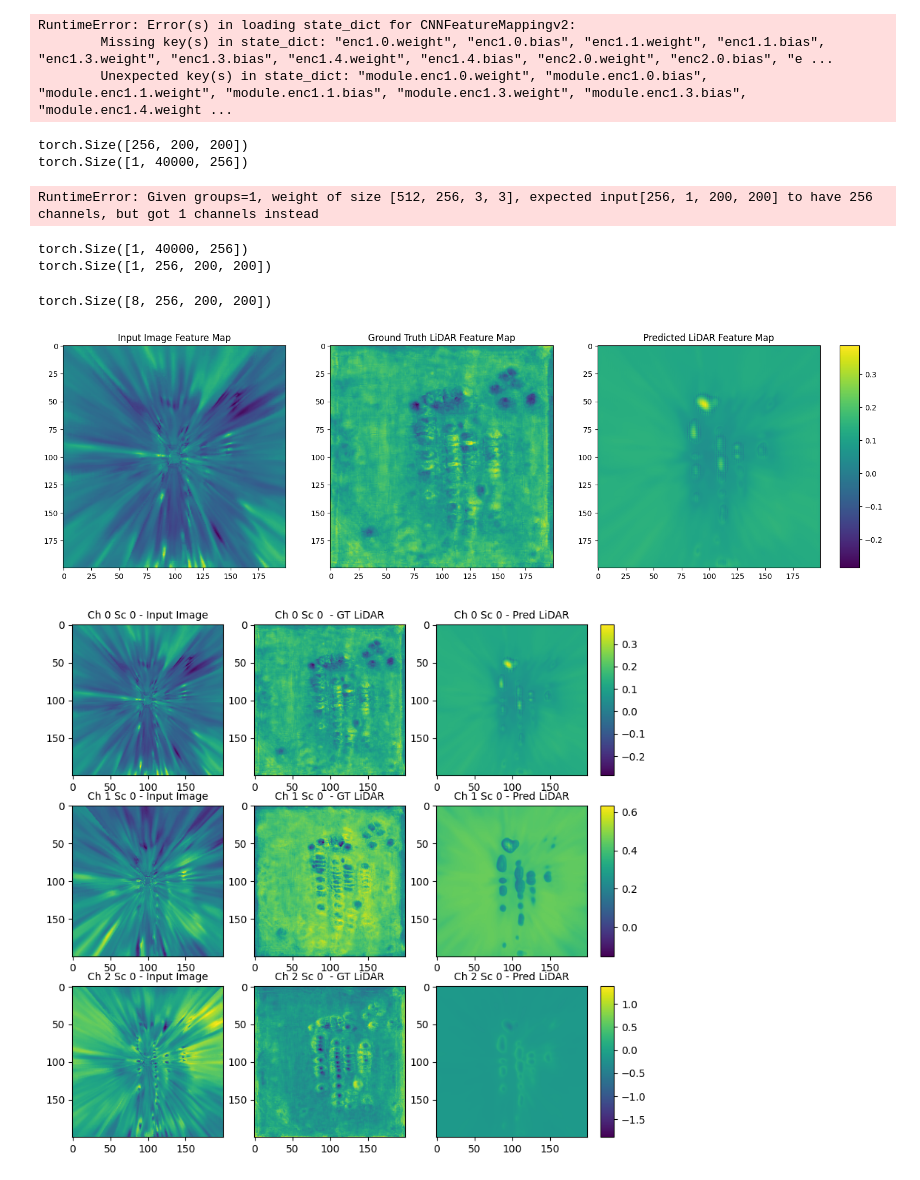
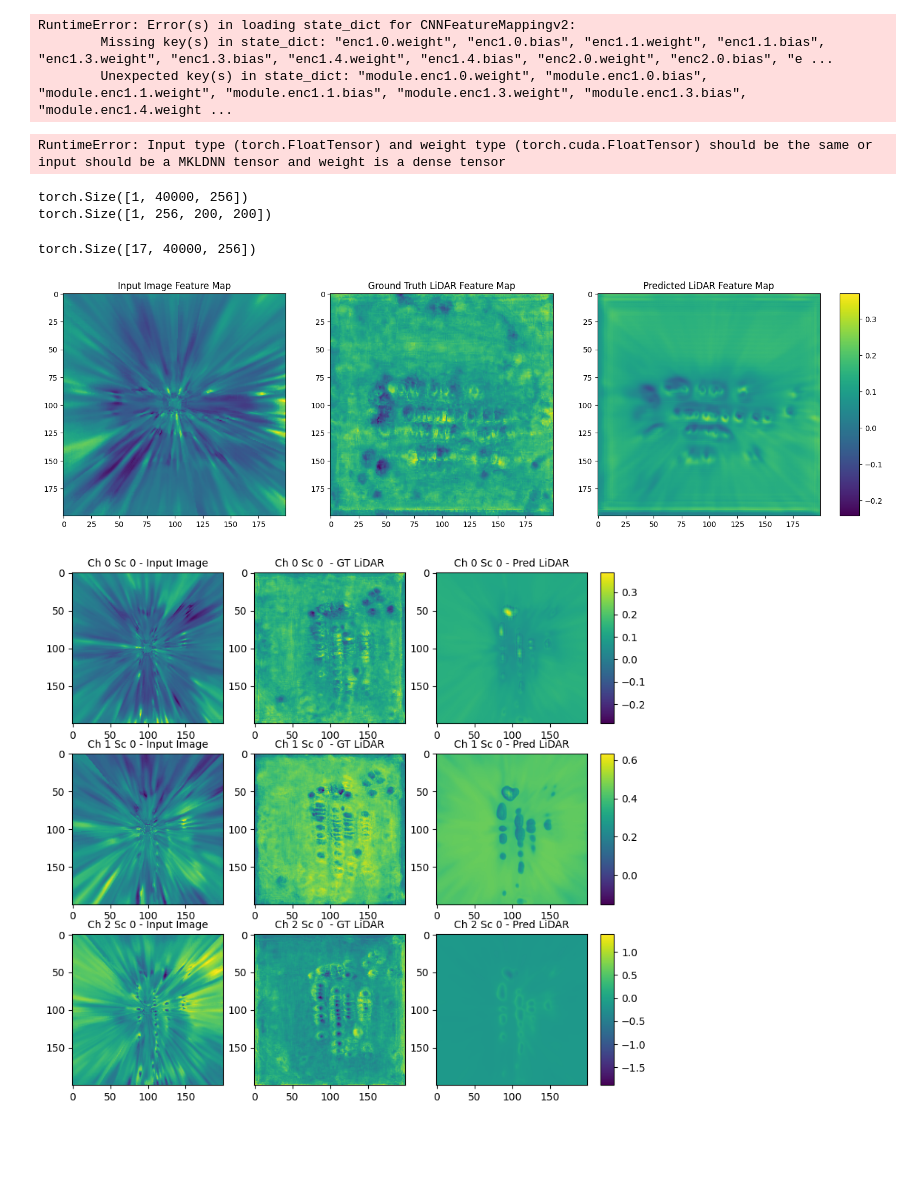
Before and after one commit to mln9d4/mmdetection3d_unibev, a Jupyter notebook: mapping_test/cnn_neural_network_mapping.ipynb, the cells around one changed output. Drawn from its saved outputs; the diff is of its cells as text; code cells hidden in the pictures; blank space fills up the shorter version.

```diff
--- a/mapping_test/cnn_neural_network_mapping.ipynb
+++ b/mapping_test/cnn_neural_network_mapping.ipynb
@@ -589,9 +629,12 @@ DataParallel(
 # %%
 from mmdet.models import HEADS
 from mmdet3d.unibev_plugin.models.dense_heads import bev_consumer
-
-model_class = HEADS.get('UnetFeatureMapping4layers')
-model_1 = model_class(input_channels=256, output_channels=256)
-model_1 = nn.DataParallel(model_1, device_ids=[7], output_device=device)
+model_name = 'UnetConcatenatedPCA'
+model_class = HEADS.get(model_name)
+input_channels=256
+output_channels=256
+channel_sizes=[256, 512, 1024, 2048]
+model_1 = model_class(input_channels=input_channels, output_channels=output_channels, channel_sizes=channel_sizes)
+# model_1 = nn.DataParallel(model_1, device_ids=[7], output_device=device)
 model_1.to(device)
 # %% [output]
@@ -624 +678,14 @@ optimizer = torch.optim.Adam(params=model_1.parameters(), lr=1e-3, weight_decay=
 # l1_loss(train_features_batch, train_labels_batch)
+# %%
+import wandb
+
+config = {
+    "learning_rate": learning_rate,
+    "weight_decay": weight_decay,
+    "batch_size": BATCH_SIZE,
+    "architecture": model_name,
+    "optimizer": optimizer,
+    "loss_function": loss_fn,
+    "epochs": epochs,
+    "scheduler": scheduler
+}
@@ -772,5 +876,5 @@ MODEL_PATH = Path("models")
 MODEL_PATH.mkdir(parents=True, exist_ok=True)
 
 # Create model save path
-MODEL_NAME = "UNetFeatureMapping4layers_mini_nuscenes_validation_samples_new_loader.pth"
+MODEL_NAME = "UNetConcatenatedPCA27012026_usual-spong-6.pth"
 MODEL_SAVE_PATH = MODEL_PATH / MODEL_NAME
@@ -825,17 +934,16 @@ model_1.eval()
 
 y_pred = None
 
-x_sample_ori = X_test[0]
-print(x_sample_ori.shape)
-x_sample_dimmed = x_sample_ori.reshape(1, 256, 40000).permute(0, 2 ,1).to(device)
-print(x_sample_dimmed.shape)
+# x_sample_ori = X_test[0]
+# print(x_sample_ori.shape)
+# x_sample_dimmed = x_sample_ori.reshape(1, 256, 40000).permute(0, 2 ,1).to(device)
+# print(x_sample_dimmed.shape)
 with torch.inference_mode():
-    y_pred = model_1(x_sample_ori)
+    X_train = X_train
+    y_pred = model_1(X_train)
     # y_pred_train = model_1(X_train.to(device))
 # %% [output]
-torch.Size([256, 200, 200])
-torch.Size([1, 40000, 256])
+RuntimeError: Input type (torch.FloatTensor) and weight type (torch.cuda.FloatTensor) should be the same or input should be a MKLDNN tensor and weight is a dense tensor
-RuntimeError: Given groups=1, weight of size [512, 256, 3, 3], expected input[256, 1, 200, 200] to have 256 channels, but got 1 channels instead
 # %%
 print(y_pred.shape)
 y_pred_correct_dim = y_pred.permute(0, 2, 1).reshape(1, 256, 200, 200)
@@ -868,13 +976,13 @@ with torch.inference_mode():
 
 y_pred_test = torch.cat(pred_chunks, dim=0)  # shape: [len(X_train), 256, 200, 200]
 # %%
-y_pred.shape
+y_pred_test.shape
 
 # X_test.shape
 
 # y_pred_train.shape
 # %% [output]
-torch.Size([8, 256, 200, 200])
+torch.Size([17, 40000, 256])
 # %%
 def max_pool_activations(feature_tensor, key):
     """Computes the max-pooled activations for the given key from the given feature tensor"""
@@ -1076,13 +1184,13 @@ def multiple_channels(X, y, y_pred, channels, scene=0):
 
     plt.show()
 # %%
-scene=0
-channel=12
-# plot_train_pred_test(X_train[scene,:,:].cpu(), y_train[scene,:,:].cpu(), y_pred_train[scene,:,:].cpu(), channel=channel)
+scene=1
+channel=0
+# plot_train_pred_test(bvc_to_bchw(X_train)[scene,:,:].cpu(), bvc_to_bchw(y_train)[scene,:,:].cpu(), bvc_to_bchw(y_pred_test)[scene,:,:].cpu(), channel=channel)
 # plot_train_pred_test(X_test[scene,:,:].cpu(), y_test[scene,:,:].cpu(), y_pred[scene,:,:].cpu(), channel=channel)
-plot_train_pred_test(X_test[0,:,:].cpu(), y_test[0,:,:].cpu(), y_pred_test[scene,:,:].cpu(), channel=channel)
+plot_train_pred_test(bvc_to_bchw(X_test)[scene,:,:].cpu(), bvc_to_bchw(y_test)[scene,:,:].cpu(), bvc_to_bchw(y_pred_test)[scene,:,:].cpu(), channel=channel)
 # %% [output]
-[figure, old version]
+[figure, new version]
 # %%
 multiple_channels((X_test).cpu(), (y_test).cpu(), (y_pred_test).cpu(), channels=3,scene=0)
 # multiple_channels(X_train.cpu(), y_train.cpu(), y_pred_train.cpu(), channels=3,scene=0)
```
Also changed, not shown: parts of 18 cells of this notebook, 7 other files.
